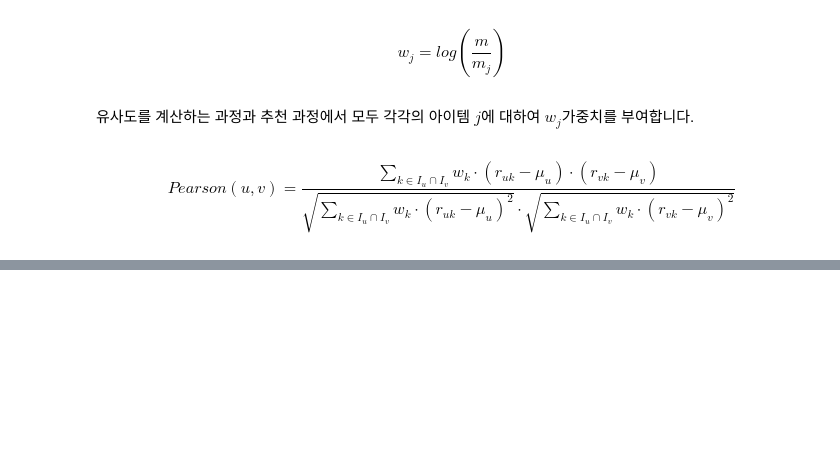
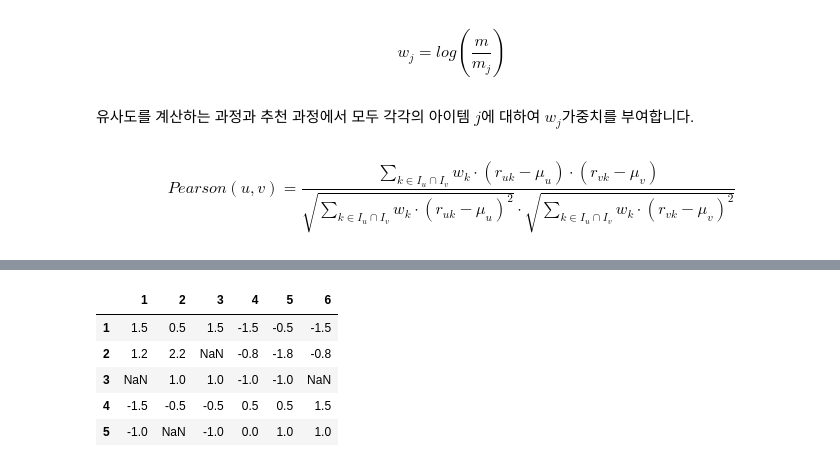
Before and after one commit to HwangHanJae/Recommentaion_Study, a Jupyter notebook: book_Recommender_Systems/Nearest_Neighbor_Collaborative_Filtering.ipynb, the cells around one changed output, grey strips where cells are left out. Saved outputs shown, nothing was run; the diff lists cells and outputs as text; code cells hidden in the pictures; blank space fills up the shorter version.

```diff
--- a/book_Recommender_Systems/Nearest_Neighbor_Collaborative_Filtering.ipynb
+++ b/book_Recommender_Systems/Nearest_Neighbor_Collaborative_Filtering.ipynb
@@ -409,0 +426,12 @@ $$Pearson(u,v) = \frac{∑_{k∈I_u∩I_v}w_{k}⋅(r_{uk}-μ_{u})⋅(r_{vk}-μ_{
+# %%
+#예제 테이블(R) 정의
+
+values = [[7,6,7,4,5,4],
+         [6,7,None,4,3,4],
+         [None, 3,3,1,1,None],
+         [1,2,2,3,3,4],
+         [1,None,1,2,3,3]]
+
+R = pd.DataFrame(values, columns = [1,2,3,4,5,6], index = [1,2,3,4,5])
+
+R
@@ -409,0 +445,19 @@ $$Pearson(u,v) = \frac{∑_{k∈I_u∩I_v}w_{k}⋅(r_{uk}-μ_{u})⋅(r_{vk}-μ_{
+# %%
+# 예제 테이블(R)을 기반으로 한
+# 평균 중심 행렬(S) 생성
+
+def get_s(table):
+  M_u = R.mean(axis=1)
+  S = (R.T - M_u).T
+  return S, M_u
+
+S,_ = get_s(R)
+
+S
+# %% [output]
+|  | 1 | 2 | 3 | 4 | 5 | 6 |
+| 1 | 1.5 | 0.5 | 1.5 | -1.5 | -0.5 | -1.5 |
+| 2 | 1.2 | 2.2 | NaN | -0.8 | -1.8 | -0.8 |
+| 3 | NaN | 1.0 | 1.0 | -1.0 | -1.0 | NaN |
+| 4 | -1.5 | -0.5 | -0.5 | 0.5 | 0.5 | 1.5 |
+| 5 | -1.0 | NaN | -1.0 | 0.0 | 1.0 | 1.0 |
```
Also changed, not shown: parts of 13 cells of this notebook.
